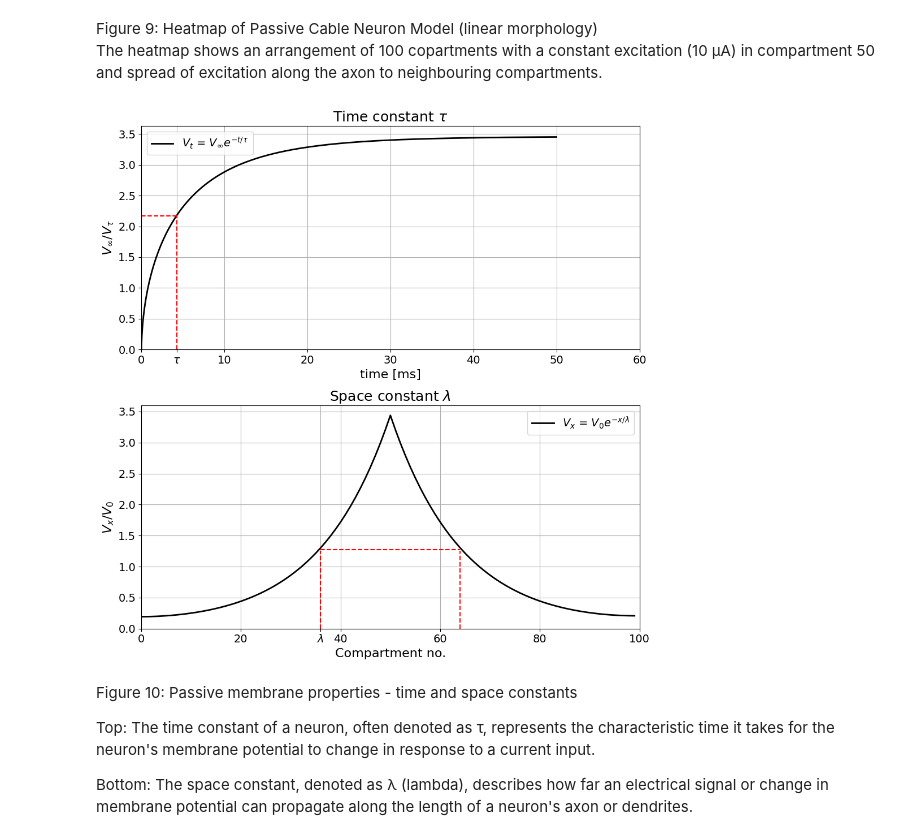
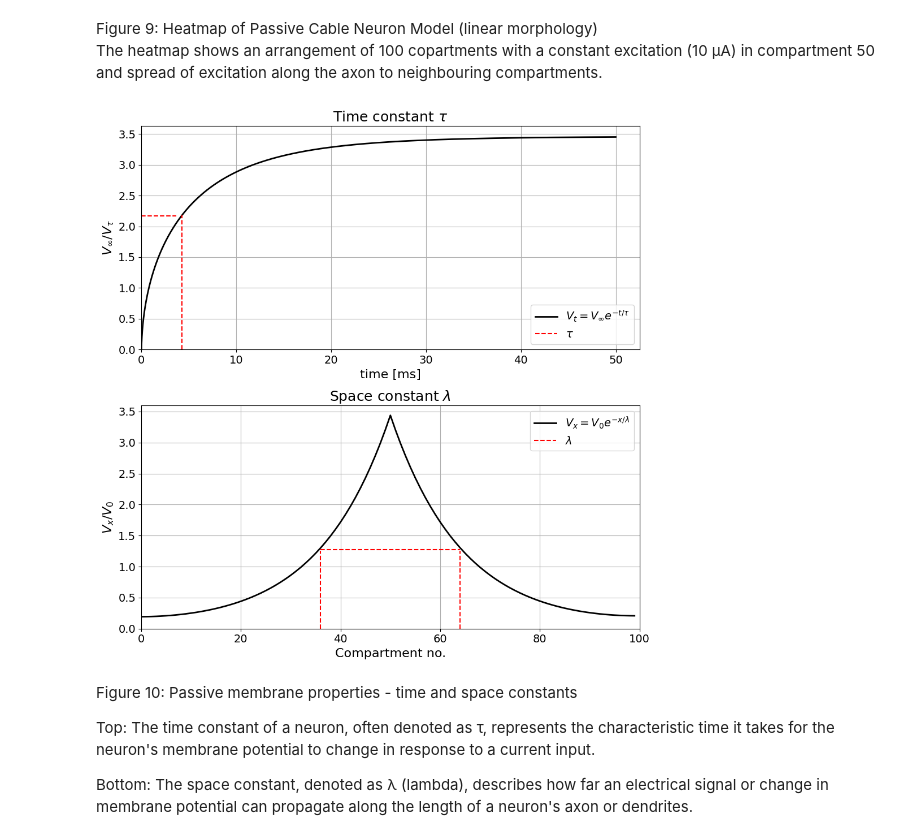
Before and after one commit to YKarsten/Neuron-Simulation, a Jupyter notebook: Neuron-Simulation.ipynb, the cells around one changed output. Saved outputs shown, nothing was run; the diff lists cells and outputs as text; code cells hidden in the pictures.

```diff
--- a/Neuron-Simulation.ipynb
+++ b/Neuron-Simulation.ipynb
@@ -505,91 +502,65 @@ ax.tick_params(labelsize=14)
 Figure 9: Heatmap of Passive Cable Neuron Model (linear morphology)
 The heatmap shows an arrangement of 100 copartments with a constant excitation (10 μA) in compartment 50 and spread of excitation along the axon to neighbouring compartments.
 # %%
-fig, (ax1, ax2) = plt.subplots(2,1, figsize =(10,10))
+import numpy as np
+import matplotlib.pyplot as plt
 
-# Plot 1
-# Constant stimulation of compartment 50
-ax1.plot(t, Vm[50, :], linewidth=2, color='black', label=r"$V_t$ = $V_\infty$$e^{-t/\tau}$")
+# Parameters
+fig, (ax1, ax2) = plt.subplots(2, 1, figsize=(10, 10))
+
+# Plot 1: Time constant τ
+compartment_idx = 50
+threshold_percent = 0.63
+
+Vm_compartment = Vm[compartment_idx, :]
+threshold_value = threshold_percent * np.max(Vm_compartment)
+
+# Find the index where the membrane potential first exceeds the threshold
+exceed_indices = np.where(Vm_compartment > threshold_value)[0]
+first_exceed_index = exceed_indices[0]
+threshold_time = t[first_exceed_index]
+
+ax1.plot(t, Vm_compartment, linewidth=2, color='black', label=r"$V_t = V_\infty e^{-t/\tau}$")
 ax1.set_xlabel('time [ms]', fontsize=16)
-ax1.set_ylabel(r"$V_\infty$/$V_\tau$", fontsize=16)
+ax1.set_ylabel(r"$V_\infty/V_\tau$", fontsize=16)
 ax1.set_title(r"Time constant $\tau$", fontsize=18)
 ax1.set_xlim(xmin=0)
 ax1.set_ylim(ymin=0)
 ax1.tick_params(labelsize=14)
 ax1.grid(True)
 
-# Calculate the threshold value (63% of the maximum value)
-threshold_value = 0.63 * np.max(Vm[50, :])
+ax1.axvline(x=threshold_time, ymax=0.6, color='red', linestyle='--', label=r"$\tau$")
+ax1.axhline(y=threshold_value, xmax=0.07, color='red', linestyle='--')
+ax1.legend(fontsize=14)
+
+# Plot 2: Space constant λ
+steady_state_time_idx = 3999
+threshold_percent = 0.37
+
+Vm_steady_state = Vm[:, steady_state_time_idx]
+threshold_value = threshold_percent * np.max(Vm_steady_state)
 
 # Find the index where the membrane potential first exceeds the threshold
-exceed_indices = np.where(Vm[50, :] > threshold_value)[0]
-first_exceed_index = exceed_indices[0]
-threshold_time = t[first_exceed_index]
+exceed_compartment = np.where(Vm_steady_state > threshold_value)[0]
 
-# Plotting
-ax1.axvline(x=t[first_exceed_index],  ymax = 0.6, color='red', linestyle='--')
-ax1.axhline(y=threshold_value, xmax = 0.07, color='red', linestyle='--')
-ax1.legend(fontsize=14)
-
-# Get existing x-axis tick positions
-existing_ticks = ax1.get_xticks()
-
-# Add the threshold time as a special tick
-special_ticks = list(existing_ticks) + [threshold_time]
-
-# Set the new tick positions
-ax1.set_xticks(special_ticks)
-
-# Set labels for the special tick positions
-tick_labels = [str(int(tick)) if tick != threshold_time else r"$\tau$" for tick in special_ticks]
-ax1.set_xticklabels(tick_labels)
-
-
-# Plot 2
-# Exponential decay of Vm along the axon at steady state (t = 4000 ms)
-ax2.plot(Vm[:, 3999], linewidth=2, color='black', label=r"$V_x$ = $V_0$$e^{-x/\lambda}$")
+ax2.plot(Vm_steady_state, linewidth=2, color='black', label=r"$V_x = V_0 e^{-x/\lambda}$")
 ax2.set_xlabel('Compartment no.', fontsize=16)
-ax2.set_ylabel(r"$V_x$/$V_0$", fontsize=16)
+ax2.set_ylabel(r"$V_x/V_0$", fontsize=16)
 ax2.set_title(r"Space constant $\lambda$", fontsize=18)
-ax2.set_xlim(xmin=0)
-ax2.set_xlim(xmax=100)
+ax2.set_xlim(xmin=0, xmax=100)
 ax2.set_ylim(ymin=0)
 ax2.tick_params(labelsize=14)
 ax2.grid(True)
 
-# Calculate the threshold value (63% of the maximum value)
-threshold_value = 0.37 * np.max(Vm[50, :])
-
-# Find the index where the membrane potential first exceeds the threshold
-exceed_indices = np.where(Vm[50, :] > threshold_value)[0]
-exceed_compartment = np.where(Vm[:, 3999] > threshold_value)[0]
-
-
-# Plotting
-ax2.axvline(x=exceed_compartment[0],  color='red', ymax = 0.35, linestyle='--')
-ax2.axvline(x=exceed_compartment[-1], color='red', ymax = 0.35, linestyle='--')
-ax2.axhline(y=threshold_value, color='red', xmin = 0.36, xmax = 0.64, linestyle='--')
+ax2.axvline(x=exceed_compartment[0], color='red', ymax=0.35, linestyle='--', label=r"$\lambda$")
+ax2.axvline(x=exceed_compartment[-1], color='red', ymax=0.35, linestyle='--')
+ax2.axhline(y=threshold_value, xmin=0.36, xmax=0.64, color='red', linestyle='--')
 ax2.legend(fontsize=14)
-
-# Get existing x-axis tick positions
-existing_ticks = ax2.get_xticks()
-
-# Add the threshold time as a special tick
-special_ticks = list(existing_ticks) + [exceed_compartment[0]]
-
-# Set the new tick positions
-ax2.set_xticks(special_ticks)
-
-# Set labels for the special tick positions
-tick_labels = [str(int(tick)) if tick != exceed_compartment[0] else r"$\lambda$" for tick in special_ticks]
-ax2.set_xticklabels(tick_labels)
-
-
 
 plt.tight_layout()
 plt.show()
 # %% [output]
-[figure, old version]
+[figure, new version]
 # %% [markdown]
 Figure 10: Passive membrane properties - time and space constants
 
```
Also changed, not shown: parts of 2 cells of this notebook.
